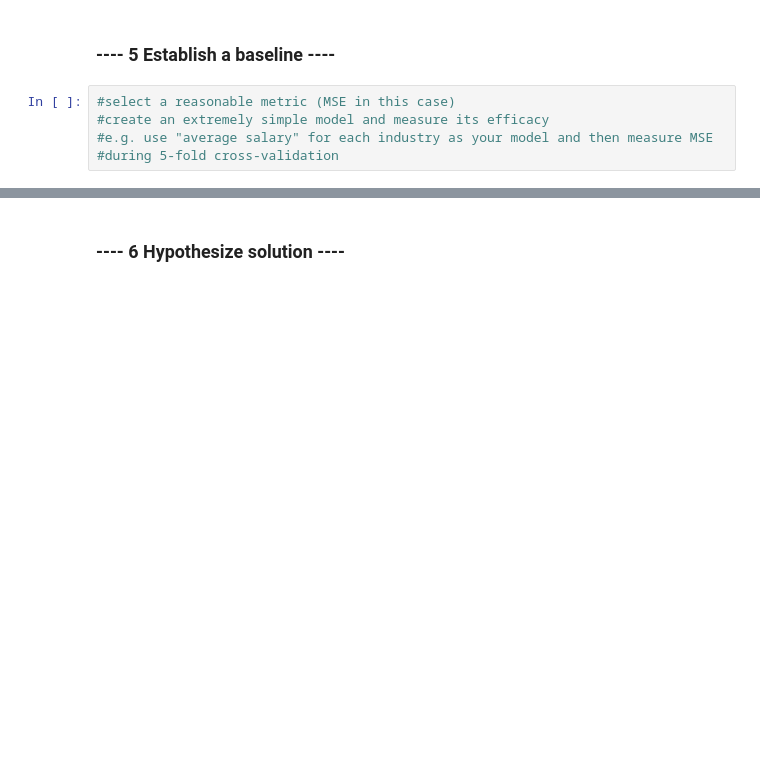
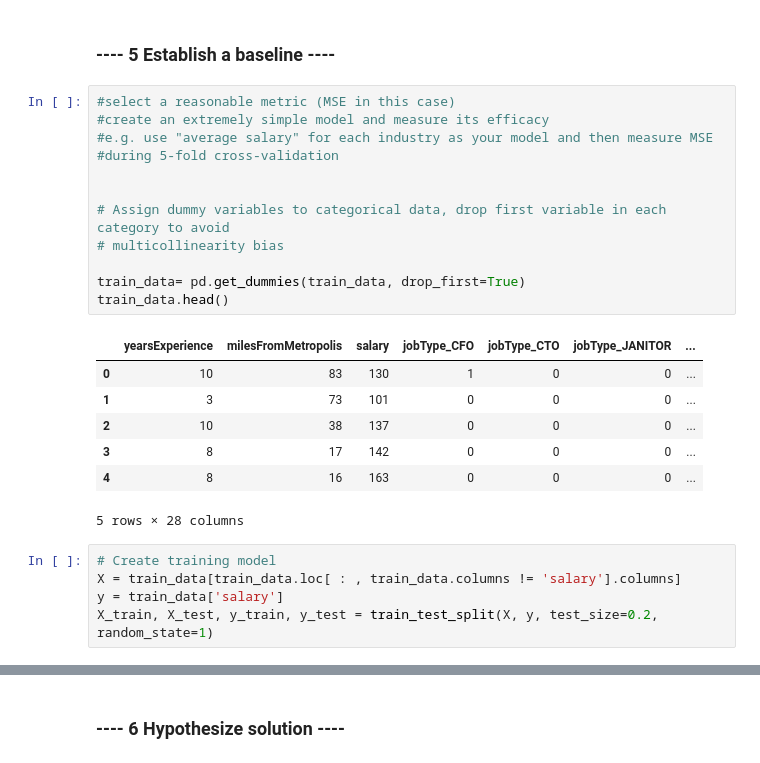
Before and after one commit to deejayrusso/Salary-Prediction-Portfolio, a Jupyter notebook: Salary Prediction Notebook.ipynb, the cells around one changed output, grey strips where cells are left out. Drawn from its saved outputs; the diff is of its cells as text; blank space fills up the shorter version.

Commit message:
Baseline model created

```diff
--- a/Salary Prediction Notebook.ipynb
+++ b/Salary Prediction Notebook.ipynb
@@ -241,5 +239,25 @@ train_data.corr()
 # %%
 #select a reasonable metric (MSE in this case)
 #create an extremely simple model and measure its efficacy
 #e.g. use "average salary" for each industry as your model and then measure MSE
 #during 5-fold cross-validation
+
+
+# Assign dummy variables to categorical data, drop first variable in each category to avoid
+# multicollinearity bias
+
+train_data= pd.get_dummies(train_data, drop_first=True)
+train_data.head()
+# %% [output]
+|  | yearsExperience | milesFromMetropolis | salary | jobType_CFO | jobType_CTO | jobType_JANITOR | ... |
+| 0 | 10 | 83 | 130 | 1 | 0 | 0 | ... |
+| 1 | 3 | 73 | 101 | 0 | 0 | 0 | ... |
+| 2 | 10 | 38 | 137 | 0 | 0 | 0 | ... |
+| 3 | 8 | 17 | 142 | 0 | 0 | 0 | ... |
+| 4 | 8 | 16 | 163 | 0 | 0 | 0 | ... |
+5 rows × 28 columns
+# %%
+# Create training model
+X = train_data[train_data.loc[ : , train_data.columns != 'salary'].columns]
+y = train_data['salary']
+X_train, X_test, y_train, y_test = train_test_split(X, y, test_size=0.2, random_state=1)
```
Also changed, not shown: parts of 10 cells of this notebook.
